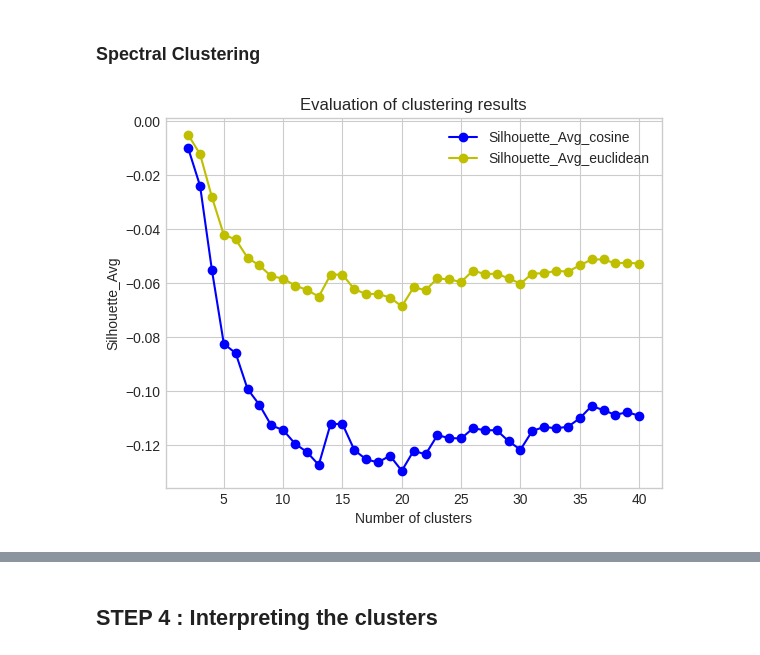
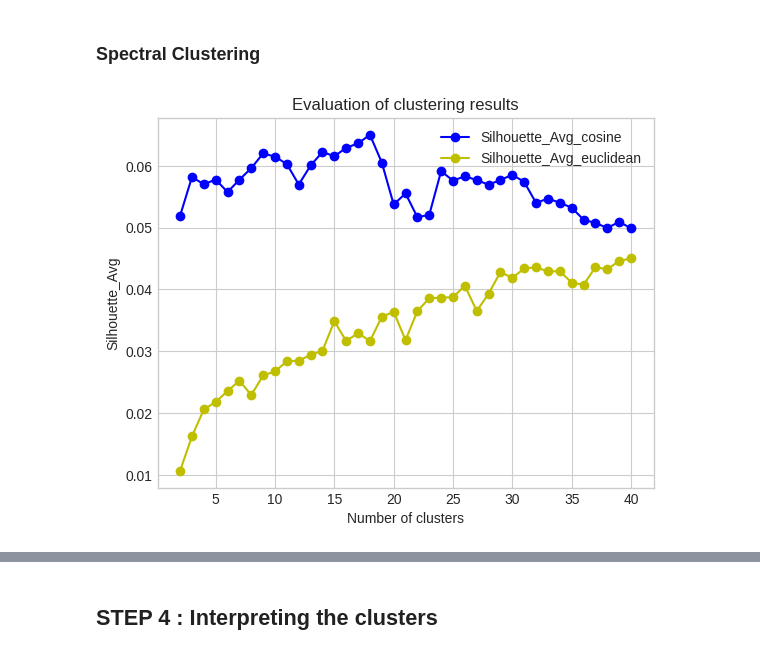
Before and after one commit to Geunhyeong-Han/shs-literature-text-mining, a Jupyter notebook: main.ipynb, the cells around one changed output, grey strips where cells are left out. Saved outputs shown, nothing was run; the diff lists cells and outputs as text; code cells hidden in the pictures.

Commit message:
Colaboratory를 통해 생성됨

```diff
--- a/main.ipynb
+++ b/main.ipynb
@@ -91,6 +94,6 @@ stemmer = PorterStemmer()
 # %% [markdown]
 ### Data Load
 # %%
-data = pd.read_csv("/content/drive/MyDrive/Colab Notebooks/Smart_Home_Service/SHS_papers.csv")
+data = pd.read_csv("/content/drive/MyDrive/Colab Notebooks/Smart_Home_Service/pilot_data.csv")
 print("초기 Document 수 :", data.shape[0])
 # %% [output]
@@ -650,0 +563,24 @@ Name: cluster, Length: 100, dtype: int64
+# %%
+import seaborn as sns
+
+x = [j for j in range(6, 11)]
+counts = []
+
+fig = plt.figure(facecolor='linen')
+
+for i in range(6, 11):
+    counts.append(len([k for k, v in keyword_frequency.items() if v >= i]))
+
+sns.set_style("white")
+palette = sns.color_palette("cool", len(x))
+
+barplot = sns.barplot(x = x, y=counts, palette=palette, linewidth=1.3, edgecolor=".2")
+
+for idx, val in enumerate(counts):
+    barplot.text(idx, val/2, val, ha='center', weight = 'bold')
+
+
+plt.title('Frequency of keywords selected as Type1 & Typ3')
+plt.xlabel('Frequency')
+plt.ylabel('Number of Keywords')
+plt.show()
@@ -769,11 +672,5 @@ Number of components for 95% variance: 788
 # %%
 # find optimal cluster numbers
-vectorizer = TfidfVectorizer(vocabulary=select_keywords_list)
-tfidf_matrix = vectorizer.fit_transform(df['corpus'])
-
-# svd = TruncatedSVD(n_components=n_components)
-# reduced_data = svd.fit_transform(tfidf_matrix)
-reduced_data = tfidf_matrix
 
 metrics = ['cosine', 'euclidean']
 cluster_range = range(2, 41)
@@ -781,33 +678,42 @@ cluster_range = range(2, 41)
 results = {}
 
 for metric in metrics:
     results[metric] = []
 
+    if metric == 'cosine':
+        affinity = 'precomputed'
+        sim_matrix = cosine_similarity(tfidf_matrix)
+
+    elif metric == 'euclidean':
+        affinity = 'rbf'
+        sim_matrix = tfidf_matrix.toarray()
+
+
     for n_clusters in cluster_range:
         silhouette_avg_list = []
 
         # Spectral Clustering 실행 (10번 반복)
         for _ in range(10):
-            sc = SpectralClustering(n_clusters=n_clusters, affinity = 'laplacian').fit(reduced_data)
+            sc = SpectralClustering(n_clusters=n_clusters, affinity = affinity, assign_labels="discretize", random_state = 42).fit(sim_matrix)
             labels=sc.labels_
 
-            silhouette_avg_list.append(silhouette_score(reduced_data, labels , metric = metric))
+            silhouette_avg_list.append(silhouette_score(sim_matrix, labels))
 
         results[metric].append(np.mean(silhouette_avg_list))
 
 for metric in metrics:
 
     if metric == 'cosine':
         color = 'b'
     elif metric == 'euclidean':
         color = 'y'
 
     plt.plot(cluster_range, results[metric], label=f'Silhouette_Avg_{metric}', marker='o', color = color)
 
 plt.title('Evaluation of clustering results')
 plt.xlabel('Number of clusters')
 plt.ylabel('Silhouette_Avg')
 plt.legend()
 plt.show()
 # %% [output]
-[figure, old version]
+[figure, new version]
```
Also changed, not shown: parts of 50 cells of this notebook.
